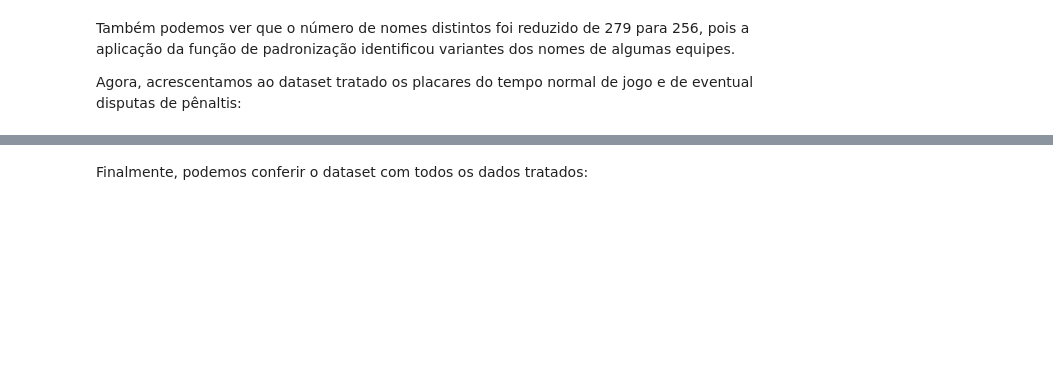
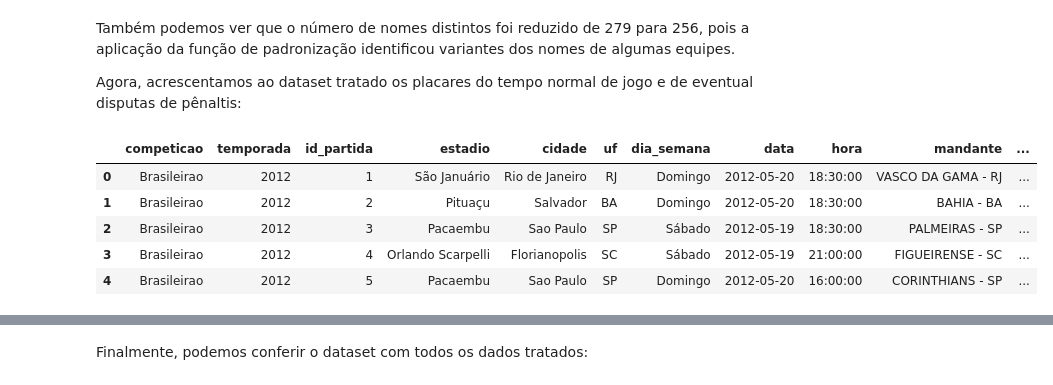
Before and after one commit to renefb/futebol-br, a Jupyter notebook: 2-tratamento.ipynb, the cells around one changed output, grey strips where cells are left out. Cells and saved outputs as stored; diff of their text form; code cells hidden in the pictures; blank space fills up the shorter version.

```diff
--- a/2-tratamento.ipynb
+++ b/2-tratamento.ipynb
@@ -303,0 +311,20 @@ partidas['visit_penaltis'] = raw['col16'].fillna(0).apply(lambda p: int(p))
+# %%
+# placar do tempo normal
+partidas['mand_placar'] = raw['col08'].apply(lambda g: int(g))
+partidas['visit_placar'] = raw['col11'].apply(lambda g: int(g))
+
+# definindo o vencedor do tempo normal de jogo
+vencedor_mapping = {1: 'mandante', 0:'empate', -1:'visitante'}
+saldo_gols = partidas['mand_placar'] - partidas['visit_placar']
+saldo_gols = saldo_gols.apply(lambda x: x/abs(x) if x!=0 else x)
+vencedor_regular = saldo_gols.replace(vencedor_mapping)
+partidas['vencedor_regular'] = vencedor_regular
+
+partidas.head()
+# %% [output]
+|  | competicao | temporada | id_partida | estadio | cidade | uf | dia_semana | data | hora | mandante | ... |
+| 0 | Brasileirao | 2012 | 1 | São Januário | Rio de Janeiro | RJ | Domingo | 2012-05-20 | 18:30:00 | VASCO DA GAMA - RJ | ... |
+| 1 | Brasileirao | 2012 | 2 | Pituaçu | Salvador | BA | Domingo | 2012-05-20 | 18:30:00 | BAHIA - BA | ... |
+| 2 | Brasileirao | 2012 | 3 | Pacaembu | Sao Paulo | SP | Sábado | 2012-05-19 | 18:30:00 | PALMEIRAS - SP | ... |
+| 3 | Brasileirao | 2012 | 4 | Orlando Scarpelli | Florianopolis | SC | Sábado | 2012-05-19 | 21:00:00 | FIGUEIRENSE - SC | ... |
+| 4 | Brasileirao | 2012 | 5 | Pacaembu | Sao Paulo | SP | Domingo | 2012-05-20 | 16:00:00 | CORINTHIANS - SP | ... |
```
Also changed, not shown: parts of 21 cells of this notebook, 46 other files.
